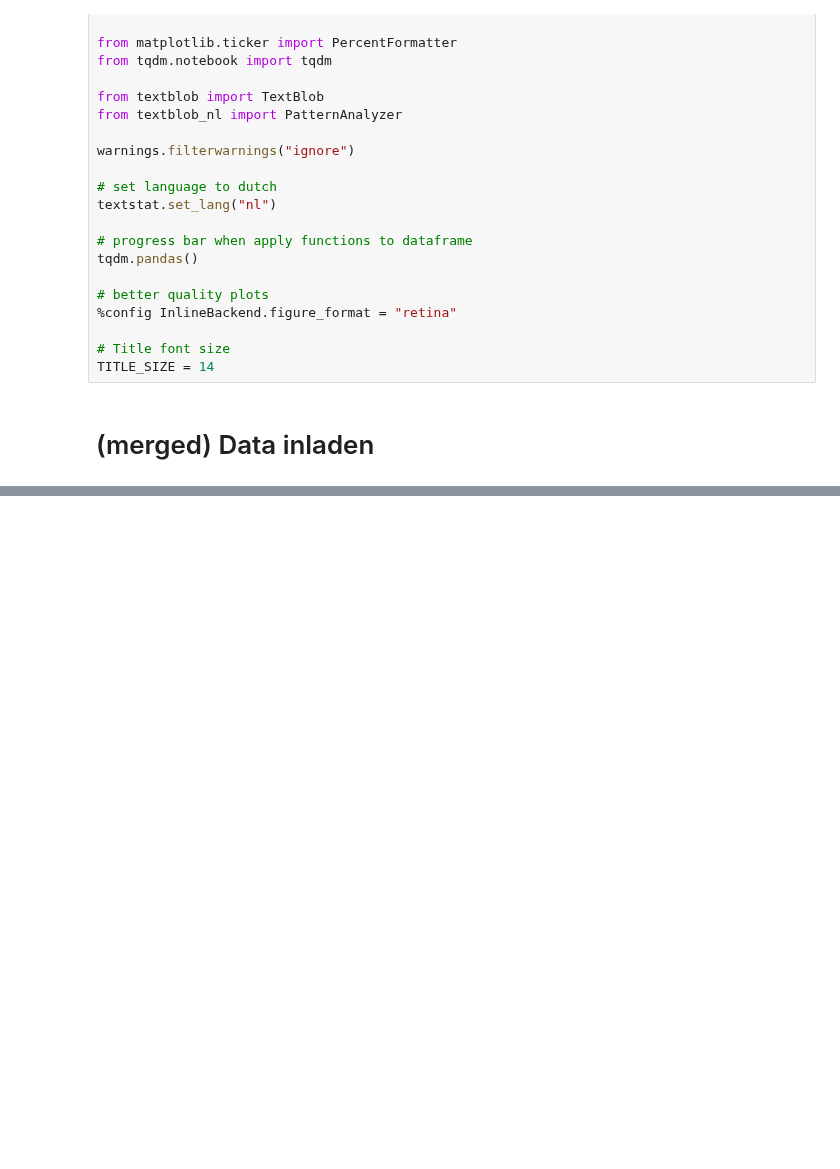
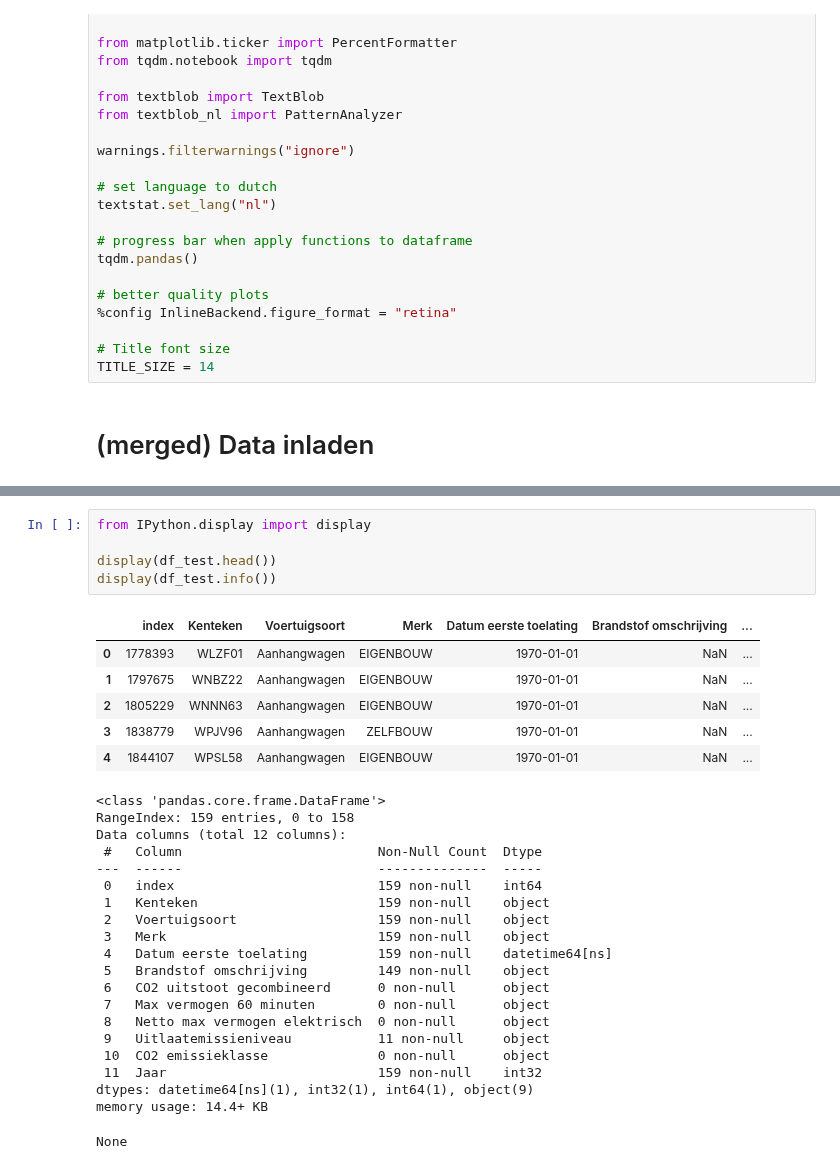
Before and after one commit to DylanHaaz/Tryhard, a Jupyter notebook: Code/Data exploration/RWD.ipynb, the cells around one changed output, grey strips where cells are left out. Drawn from its saved outputs; the diff is of its cells as text; blank space fills up the shorter version.

```diff
--- a/Code/Data exploration/RWD.ipynb
+++ b/Code/Data exploration/RWD.ipynb
@@ -82,0 +148,32 @@ KeyboardInterrupt:
+# %%
+from IPython.display import display
+
+display(df_test.head())
+display(df_test.info())
+# %% [output]
+|  | index | Kenteken | Voertuigsoort | Merk | Datum eerste toelating | Brandstof omschrijving | ... |
+| 0 | 1778393 | WLZF01 | Aanhangwagen | EIGENBOUW | 1970-01-01 | NaN | ... |
+| 1 | 1797675 | WNBZ22 | Aanhangwagen | EIGENBOUW | 1970-01-01 | NaN | ... |
+| 2 | 1805229 | WNNN63 | Aanhangwagen | EIGENBOUW | 1970-01-01 | NaN | ... |
+| 3 | 1838779 | WPJV96 | Aanhangwagen | ZELFBOUW | 1970-01-01 | NaN | ... |
+| 4 | 1844107 | WPSL58 | Aanhangwagen | EIGENBOUW | 1970-01-01 | NaN | ... |
+<class 'pandas.core.frame.DataFrame'>
+RangeIndex: 159 entries, 0 to 158
+Data columns (total 12 columns):
+ #   Column                         Non-Null Count  Dtype
+---  ------                         --------------  -----
+ 0   index                          159 non-null    int64
+ 1   Kenteken                       159 non-null    object
+ 2   Voertuigsoort                  159 non-null    object
+ 3   Merk                           159 non-null    object
+ 4   Datum eerste toelating         159 non-null    datetime64[ns]
+ 5   Brandstof omschrijving         149 non-null    object
+ 6   CO2 uitstoot gecombineerd      0 non-null      object
+ 7   Max vermogen 60 minuten        0 non-null      object
+ 8   Netto max vermogen elektrisch  0 non-null      object
+ 9   Uitlaatemissieniveau           11 non-null     object
+ 10  CO2 emissieklasse              0 non-null      object
+ 11  Jaar                           159 non-null    int32
+dtypes: datetime64[ns](1), int32(1), int64(1), object(9)
+memory usage: 14.4+ KB
+None
```
Also changed, not shown: parts of 5 cells of this notebook.
